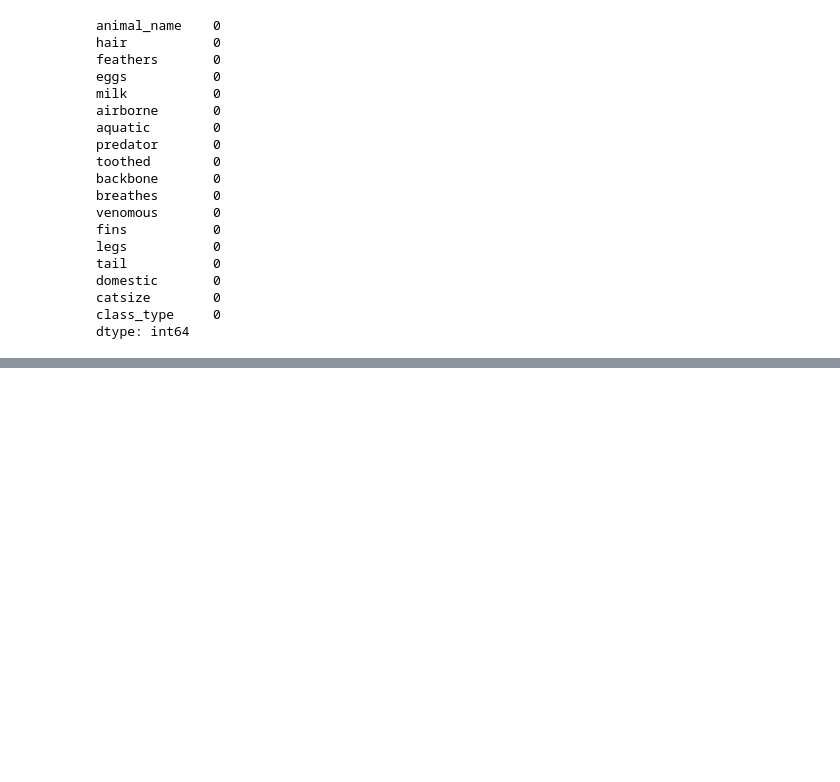
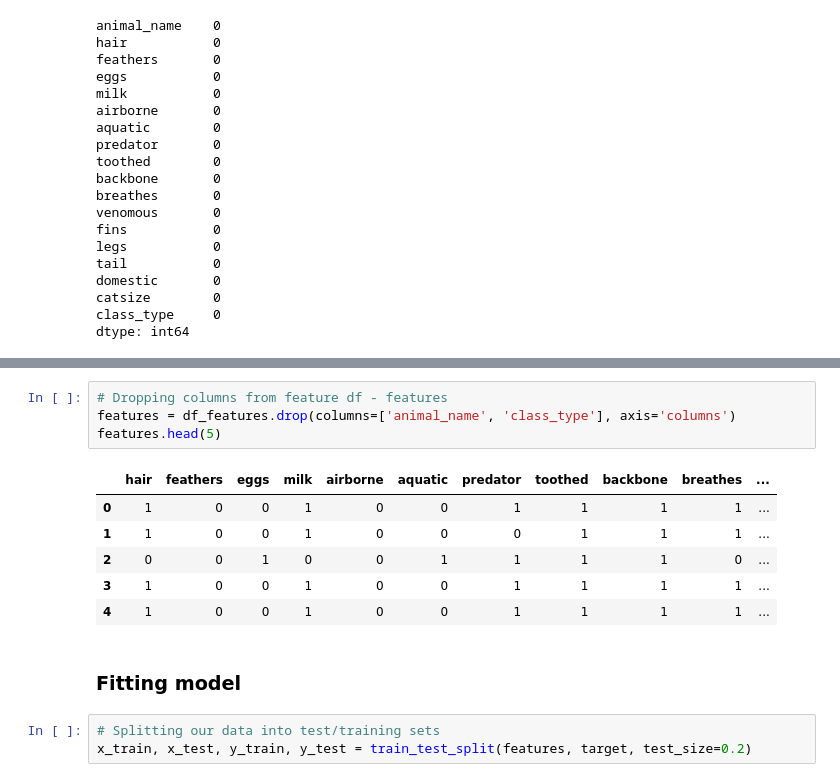
Before and after one commit to SunpreetSChahal/ML_Practice_Projs, a Jupyter notebook: (4.3-2) Zoo Animal Classification - Decision Tree Practice.ipynb, the cells around one changed output, grey strips where cells are left out. Cells and saved outputs as stored; diff of their text form; blank space fills up the shorter version.

```diff
--- a/(4.3-2) Zoo Animal Classification - Decision Tree Practice.ipynb
+++ b/(4.3-2) Zoo Animal Classification - Decision Tree Practice.ipynb
@@ -130,0 +159,16 @@ There are: 101 unique animals.
+# %%
+# Dropping columns from feature df - features
+features = df_features.drop(columns=['animal_name', 'class_type'], axis='columns')
+features.head(5)
+# %% [output]
+|  | hair | feathers | eggs | milk | airborne | aquatic | predator | toothed | backbone | breathes | ... |
+| 0 | 1 | 0 | 0 | 1 | 0 | 0 | 1 | 1 | 1 | 1 | ... |
+| 1 | 1 | 0 | 0 | 1 | 0 | 0 | 0 | 1 | 1 | 1 | ... |
+| 2 | 0 | 0 | 1 | 0 | 0 | 1 | 1 | 1 | 1 | 0 | ... |
+| 3 | 1 | 0 | 0 | 1 | 0 | 0 | 1 | 1 | 1 | 1 | ... |
+| 4 | 1 | 0 | 0 | 1 | 0 | 0 | 1 | 1 | 1 | 1 | ... |
+# %% [markdown]
+### Fitting model
+# %%
+# Splitting our data into test/training sets
+x_train, x_test, y_train, y_test = train_test_split(features, target, test_size=0.2)
```
Also changed, not shown: parts of 28 cells of this notebook.
